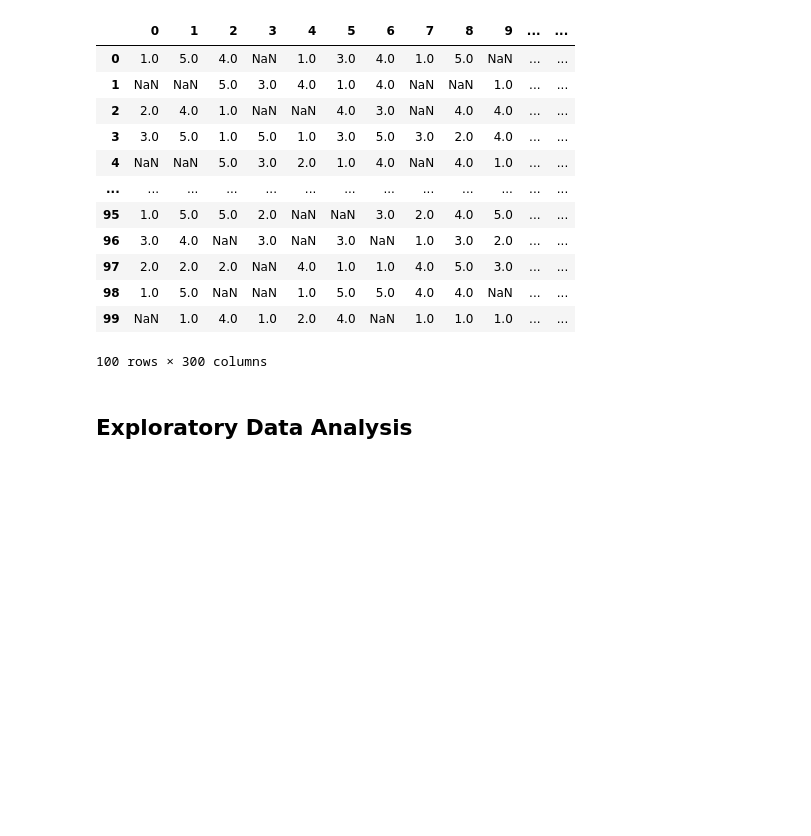
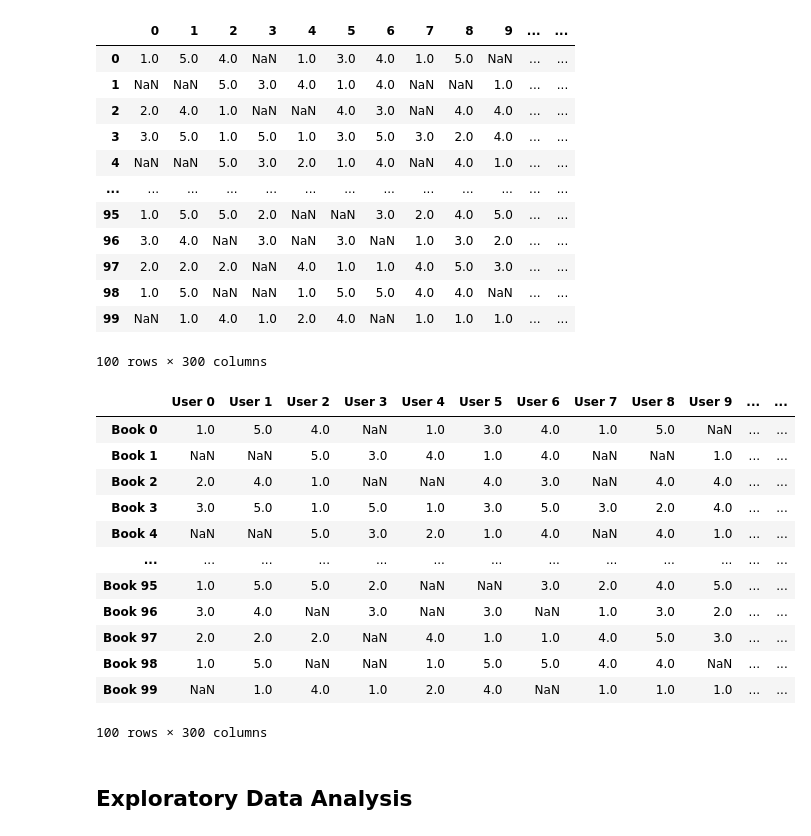
Before and after one commit to francheska-vicente/csmodel-project2, a Jupyter notebook: CSMODEL-Project2-S11-Group28.ipynb, the cells around one changed output. Saved outputs shown, nothing was run; the diff lists cells and outputs as text; code cells hidden in the pictures; blank space fills up the shorter version.

```diff
--- a/CSMODEL-Project2-S11-Group28.ipynb
+++ b/CSMODEL-Project2-S11-Group28.ipynb
@@ -28,6 +31,34 @@ book_df
 | 98 | 1.0 | 5.0 | NaN | NaN | 1.0 | 5.0 | 5.0 | 4.0 | 4.0 | NaN | ... | ... |
 | 99 | NaN | 1.0 | 4.0 | 1.0 | 2.0 | 4.0 | NaN | 1.0 | 1.0 | 1.0 | ... | ... |
 100 rows × 300 columns
+# %%
+col_names = []
+row_names = []
+
+for i in range(100):
+    row_names.append("Book " + str(i))
+
+for i in range(300):
+    col_names.append("User " + str(i))
+
+book_df.index = row_names
+book_df.columns = col_names
+
+book_df
+# %% [output]
+|  | User 0 | User 1 | User 2 | User 3 | User 4 | User 5 | User 6 | User 7 | User 8 | User 9 | ... | ... |
+| Book 0 | 1.0 | 5.0 | 4.0 | NaN | 1.0 | 3.0 | 4.0 | 1.0 | 5.0 | NaN | ... | ... |
+| Book 1 | NaN | NaN | 5.0 | 3.0 | 4.0 | 1.0 | 4.0 | NaN | NaN | 1.0 | ... | ... |
+| Book 2 | 2.0 | 4.0 | 1.0 | NaN | NaN | 4.0 | 3.0 | NaN | 4.0 | 4.0 | ... | ... |
+| Book 3 | 3.0 | 5.0 | 1.0 | 5.0 | 1.0 | 3.0 | 5.0 | 3.0 | 2.0 | 4.0 | ... | ... |
+| Book 4 | NaN | NaN | 5.0 | 3.0 | 2.0 | 1.0 | 4.0 | NaN | 4.0 | 1.0 | ... | ... |
+| ... | ... | ... | ... | ... | ... | ... | ... | ... | ... | ... | ... | ... |
+| Book 95 | 1.0 | 5.0 | 5.0 | 2.0 | NaN | NaN | 3.0 | 2.0 | 4.0 | 5.0 | ... | ... |
+| Book 96 | 3.0 | 4.0 | NaN | 3.0 | NaN | 3.0 | NaN | 1.0 | 3.0 | 2.0 | ... | ... |
+| Book 97 | 2.0 | 2.0 | 2.0 | NaN | 4.0 | 1.0 | 1.0 | 4.0 | 5.0 | 3.0 | ... | ... |
+| Book 98 | 1.0 | 5.0 | NaN | NaN | 1.0 | 5.0 | 5.0 | 4.0 | 4.0 | NaN | ... | ... |
+| Book 99 | NaN | 1.0 | 4.0 | 1.0 | 2.0 | 4.0 | NaN | 1.0 | 1.0 | 1.0 | ... | ... |
+100 rows × 300 columns
 # %% [markdown]
 ## Exploratory Data Analysis
 # %% [markdown]
```
Also changed, not shown: parts of 6 cells of this notebook.
